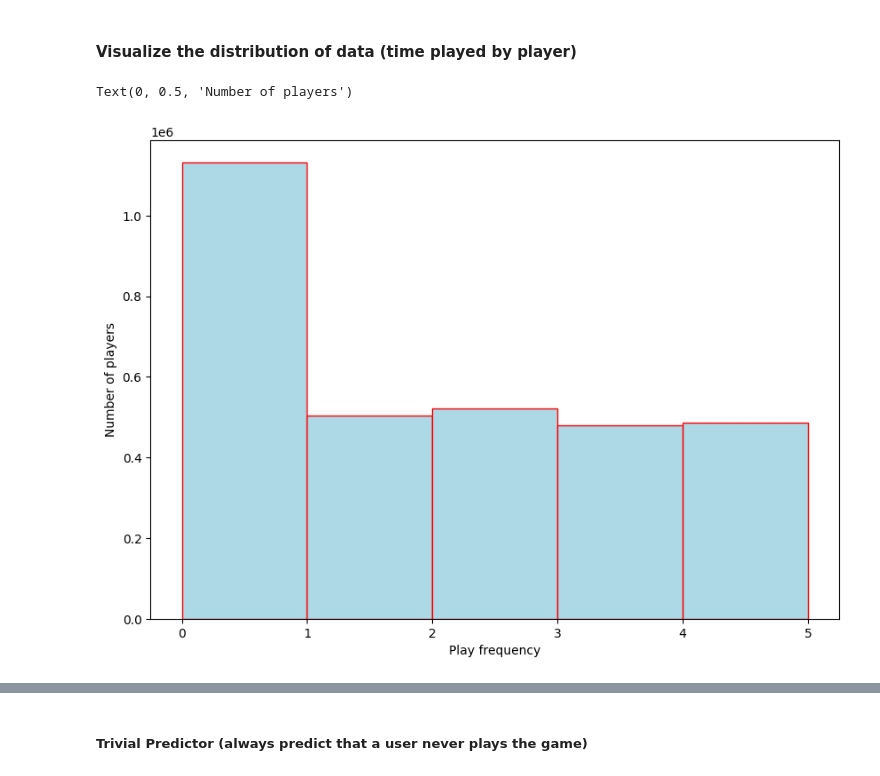
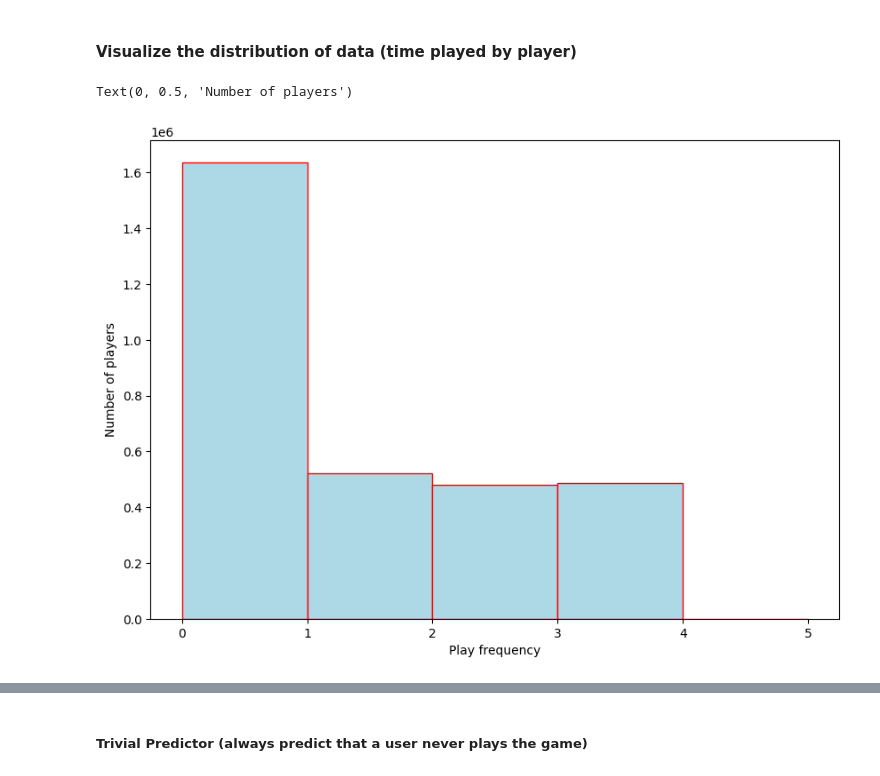
Before and after one commit to zhubzy/proj2158, a Jupyter notebook: test.ipynb, the cells around one changed output, grey strips where cells are left out. Saved outputs shown, nothing was run; the diff lists cells and outputs as text; code cells hidden in the pictures.

Commit message:
h Co-authored-by: ygu-hub <ygu-hub@users.noreply.github.com>

```diff
--- a/test.ipynb
+++ b/test.ipynb
@@ -134,0 +128,11 @@ testX, testY = prep_data(users_items_test)
+# %%
+def prep_data2(data):
+    x =[]
+    y = []
+    for user,gameInfo in data:
+        if(gameInfo['playtime_forever'] <= 45): y.append(0)
+        elif(gameInfo['playtime_forever'] <= 220): y.append(1)
+        elif(gameInfo['playtime_forever'] <= 840): y.append(2)
+        else: y.append(3)
+        x.append((user,gameInfo['item_id']))
+    return x, y
@@ -135,15 +159,17 @@ testX, testY = prep_data(users_items_test)
 # %% [markdown]
 #### Visualize the distribution of data (time played by player)
 # %%
-
+trainX, trainY = prep_data2(users_items_train)
+valX, valY = prep_data2(users_items_validation)
+testX, testY = prep_data2(users_items_test)
 a = np.array(trainY)
 plot, ax= plt.subplots(figsize =(10, 7))
 threshold = []
 for i in range(0,6,1):
     threshold.append(i)
 plt.hist(a, bins=threshold,color = "lightblue", ec="red")
 ax.set_xlabel("Play frequency")
 ax.set_ylabel("Number of players")
 # %% [output]
 Text(0, 0.5, 'Number of players')
-[figure, old version]
+[figure, new version]
```
Also changed, not shown: parts of 36 cells of this notebook, 4 other files.
